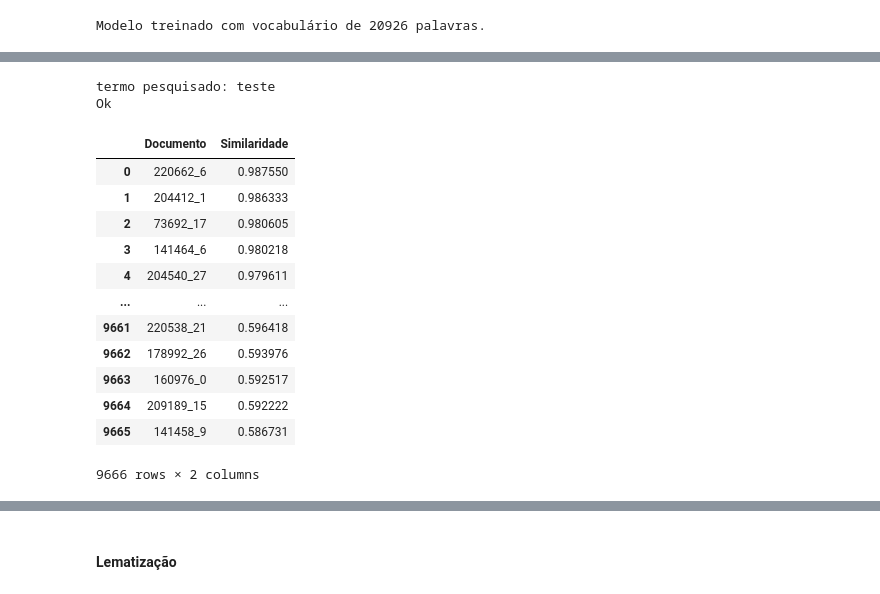
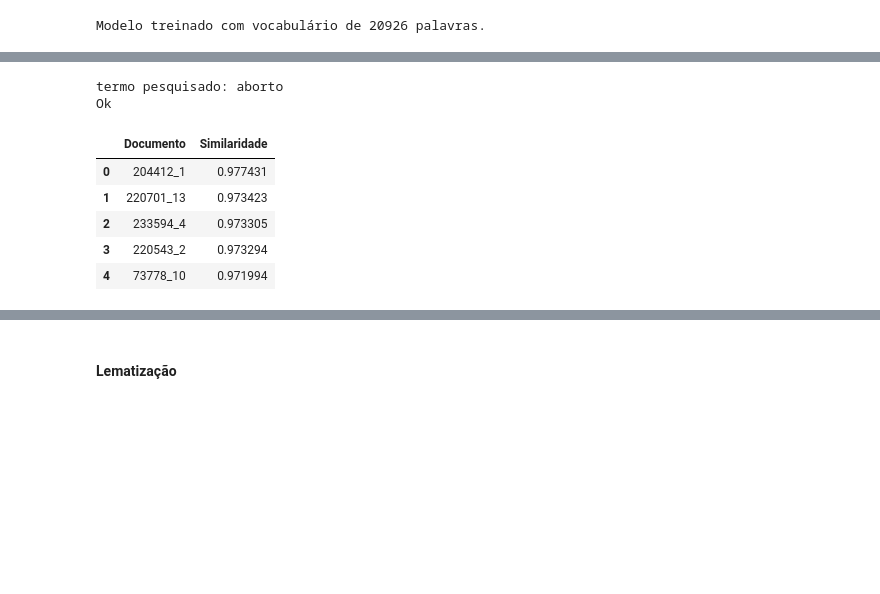
Before and after one commit to micaelol12/PLN, a Jupyter notebook: Trabalho/notebook.ipynb, the cells around one changed output, grey strips where cells are left out. Drawn from its saved outputs; the diff is of its cells as text; code cells hidden in the pictures; blank space fills up the shorter version.

Commit message:
feat: word2vec transcricao

```diff
--- a/Trabalho/notebook.ipynb
+++ b/Trabalho/notebook.ipynb
@@ -454,6 +543,7 @@ vector_dim = 100 # Dimensão dos vetores
 window_size = 5  # Janela de contexto
 min_word_count = 1 # Contagem mínima para incluir palavra
 num_workers = 4 # Threads para treinamento
+sg = 0 # Usando CBOW (padrão), 1 para Skip-gram
 
 model_w2v_sumario_token = Word2Vec(
     sentences=corpus_sumario_td_idf_token,
@@ -461,7 +551,7 @@ model_w2v_sumario_token = Word2Vec(
     window=window_size,
     min_count=min_word_count,
     workers=num_workers,
-    sg=0 # Usando CBOW (padrão), 1 para Skip-gram
+    sg=sg
 )
 
 print(f"Modelo treinado com vocabulário de {len(model_w2v_sumario_token.wv.index_to_key)} palavras.")
@@ -489,40 +579,14 @@ matriz_similaridade_top_n(vetores_documentos, doc_ids_sumario_tf_idf_token, 15,
 # %%
-# Entrada pelo usuário
-termo_busca_usuario = input("Digite os termos de busca para Word2Vec: ")
-
-# Obter as recomendações usando a função
-# Você pode definir um número máximo de resultados aqui, se quiser (ex: num_resultados=5)
-recomendacoes_df = recomendar_documentos_w2v(
-    termo_busca_usuario,
-    model_w2v_sumario_token,
-    doc_ids_sumario_tf_idf_token,
-    vetores_documentos
-    # num_resultados=5 # Descomente para limitar a 5 resultados
-)
-
-print(f"termo pesquisado: {termo_busca_usuario}")
-
-# Exibir o DataFrame resultante
-if not recomendacoes_df.empty:
-    print("Ok")
-else:
-    print("Nenhuma recomendação encontrada para o termo de busca.")
+recomendacoes_df = busca_termos_similares(model_w2v_sumario_token,doc_ids_sumario_tf_idf_token, vetores_documentos, 5)
 
 recomendacoes_df
 # %% [output]
-termo pesquisado: teste
+termo pesquisado: aborto
 Ok
 |  | Documento | Similaridade |
-| 0 | 220662_6 | 0.987550 |
-| 1 | 204412_1 | 0.986333 |
-| 2 | 73692_17 | 0.980605 |
-| 3 | 141464_6 | 0.980218 |
-| 4 | 204540_27 | 0.979611 |
-| ... | ... | ... |
-| 9661 | 220538_21 | 0.596418 |
-| 9662 | 178992_26 | 0.593976 |
-| 9663 | 160976_0 | 0.592517 |
-| 9664 | 209189_15 | 0.592222 |
-| 9665 | 141458_9 | 0.586731 |
+| 0 | 204412_1 | 0.977431 |
+| 1 | 220701_13 | 0.973423 |
+| 2 | 233594_4 | 0.973305 |
+| 3 | 220543_2 | 0.973294 |
+| 4 | 73778_10 | 0.971994 |
-9666 rows × 2 columns
 # %%
```
Also changed, not shown: parts of 12 cells of this notebook.
